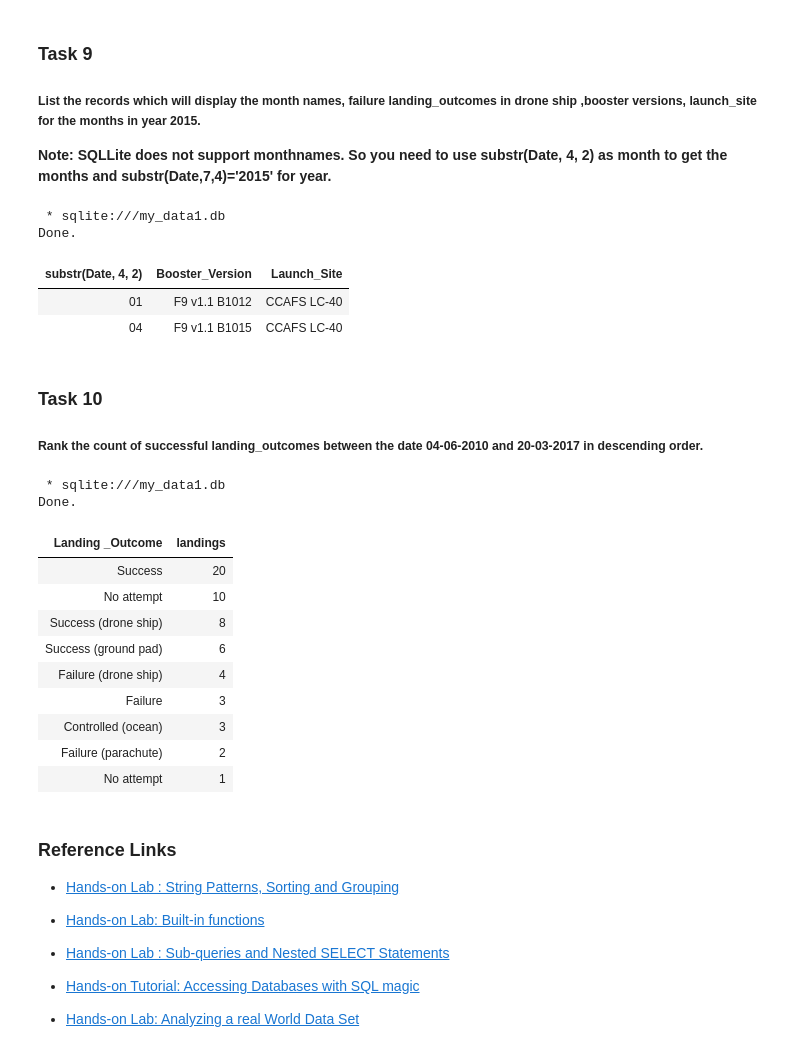
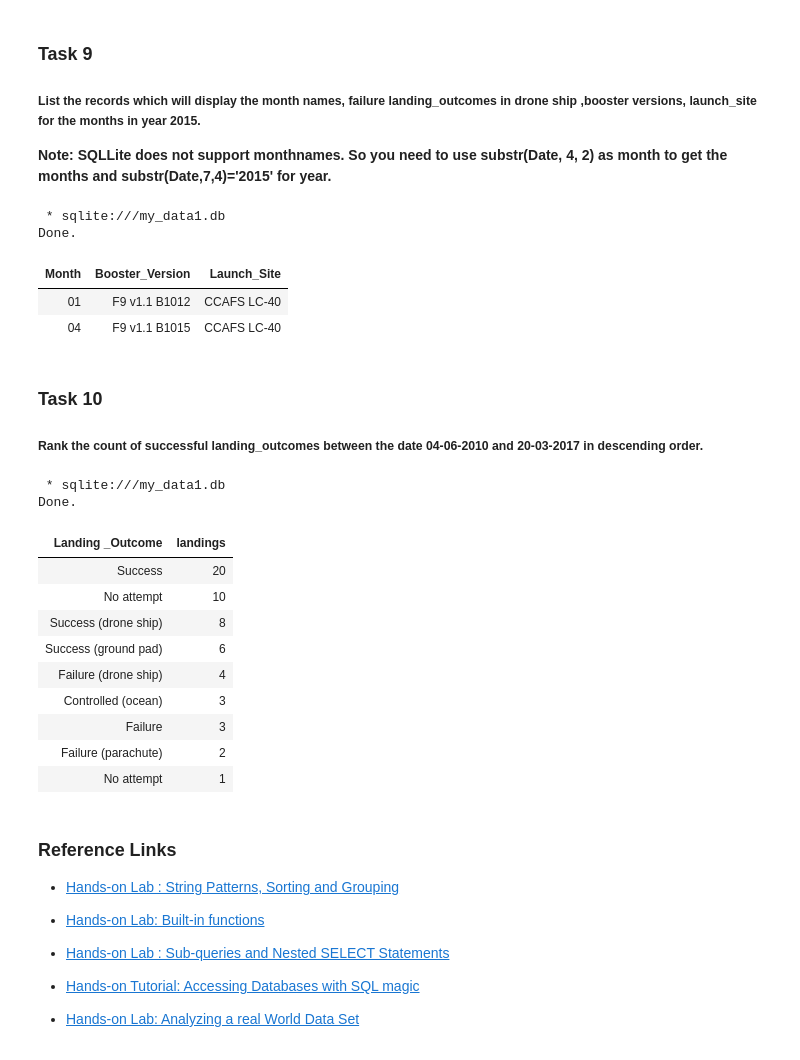
Before and after one commit to lijqhs/data-science-notes, a Jupyter notebook: c10-applied-data-science-capstone/res/4-jupyter-labs-eda-sql-coursera_sqllite.ipynb, the cells around one changed output. Drawn from its saved outputs; the diff is of its cells as text; code cells hidden in the pictures.

```diff
--- a/c10-applied-data-science-capstone/res/4-jupyter-labs-eda-sql-coursera_sqllite.ipynb
+++ b/c10-applied-data-science-capstone/res/4-jupyter-labs-eda-sql-coursera_sqllite.ipynb
@@ -266,12 +285,12 @@ Done.
 # %%
 %%sql
 
-select substr(Date, 4, 2), Booster_Version, Launch_Site from SPACEXTBL
+select substr(Date, 4, 2) as Month, Booster_Version, Launch_Site from SPACEXTBL
 where substr(Date,7,4)='2015' and "Landing _Outcome" = "Failure (drone ship)"
 # %% [output]
  * sqlite:///my_data1.db
 Done.
-| substr(Date, 4, 2) | Booster_Version | Launch_Site |
+| Month | Booster_Version | Launch_Site |
 | 01 | F9 v1.1 B1012 | CCAFS LC-40 |
 | 04 | F9 v1.1 B1015 | CCAFS LC-40 |
 # %% [markdown]
@@ -281,21 +300,23 @@ Done.
 # %%
 %%sql
 
-select "Landing _Outcome", count("Landing _Outcome") as landings from SPACEXTBL
+select "Landing _Outcome",
+    count("Landing _Outcome") as landings
+from SPACEXTBL
 where Date >= "04-06-2010" and Date <= "20-03-2017"
 group by "Landing _Outcome"
 order by landings desc
 # %% [output]
  * sqlite:///my_data1.db
 Done.
 | Landing _Outcome | landings |
 | Success | 20 |
 | No attempt | 10 |
 | Success (drone ship) | 8 |
 | Success (ground pad) | 6 |
 | Failure (drone ship) | 4 |
+| Controlled (ocean) | 3 |
 | Failure | 3 |
-| Controlled (ocean) | 3 |
 | Failure (parachute) | 2 |
 | No attempt | 1 |
 # %% [markdown]
```
Also changed, not shown: parts of 7 cells of this notebook, 4 other files.
